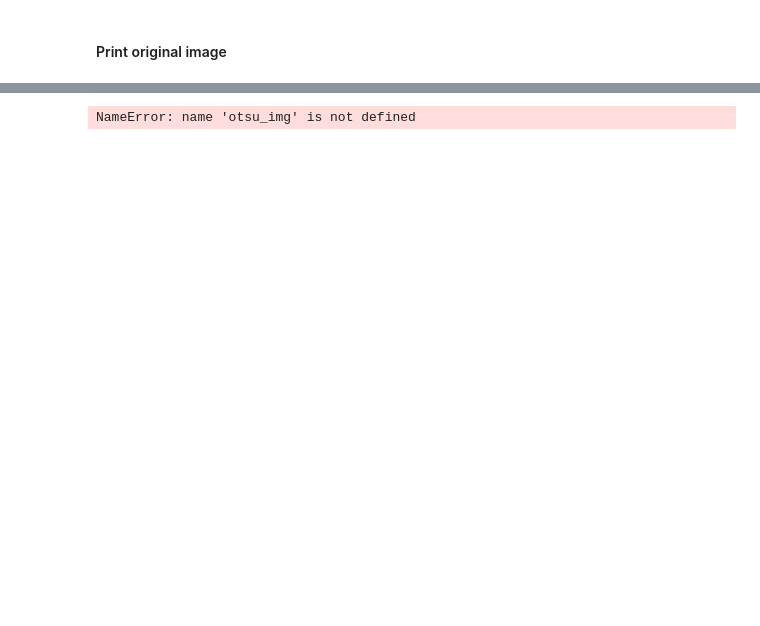
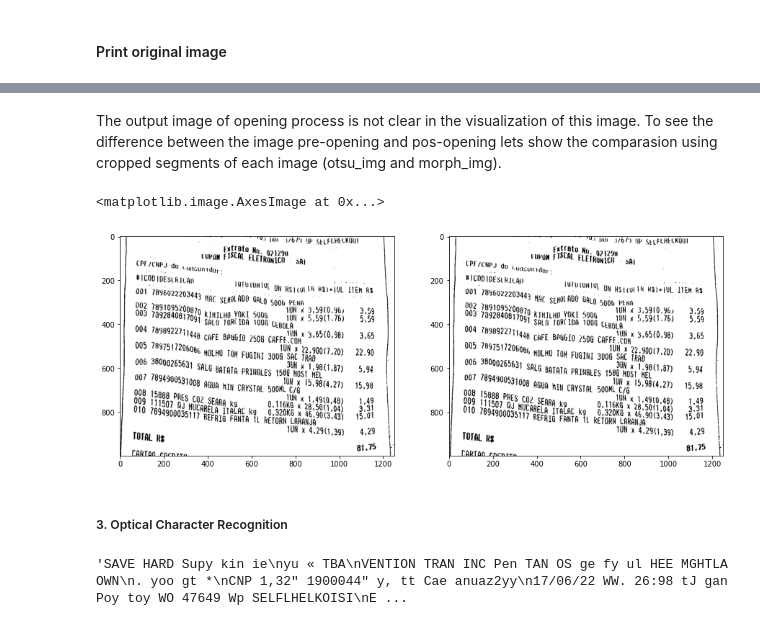
Before and after one commit to lucasvianav/grocery-receipt, a Jupyter notebook: final_project.ipynb, the cells around one changed output, grey strips where cells are left out. Cells and saved outputs as stored; diff of their text form; code cells hidden in the pictures; blank space fills up the shorter version.

```diff
--- a/final_project.ipynb
+++ b/final_project.ipynb
@@ -335,10 +383,25 @@ NameError: name 'otsu_img' is not defined
+# %% [markdown]
+The output image of opening process is not clear in the visualization of this image. To see the difference between the image pre-opening and pos-opening lets show the comparasion using cropped segments of each image (otsu_img and morph_img).
+# %%
+cropped_otsu = otsu_img[500:1500,250:1500]
+cropped_morph = morph_img[500:1500,250:1500]
+plt.figure(figsize=(15,15))
+plt.subplot(121); plt.imshow(cropped_otsu, cmap = "gray")
+plt.subplot(122); plt.imshow(cropped_morph, cmap = "gray")
+# %% [output]
+<matplotlib.image.AxesImage at 0x...>
+[figure, added]
+# %% [markdown]
+##### 3. Optical Character Recognition
 # %%
 # apply OCR
 text: str = pytesseract.image_to_string(
-    otsu_img, lang="por+grocery+eng", config="--oem 1 --psm 1"
+    morph_img, lang="por+grocery+eng", config="--oem 1 --psm 1"
 )
-# %% [output]
-NameError: name 'otsu_img' is not defined
+# %%
+text
+# %% [output]
+'SAVE HARD Supy kin ie\nyu « TBA\nVENTION TRAN INC Pen TAN OS ge fy ul HEE MGHTLA OWN\n. yoo gt *\nCNP 1,32" 1900044" y, tt Cae anuaz2yy\n17/06/22 WW. 26:98 tJ gan Poy toy WO 47649 Wp SELFLHELKOISI\nE ...
 # %%
 # Print output
 print(Receipt(text))
```
Also changed, not shown: parts of 21 cells of this notebook.
